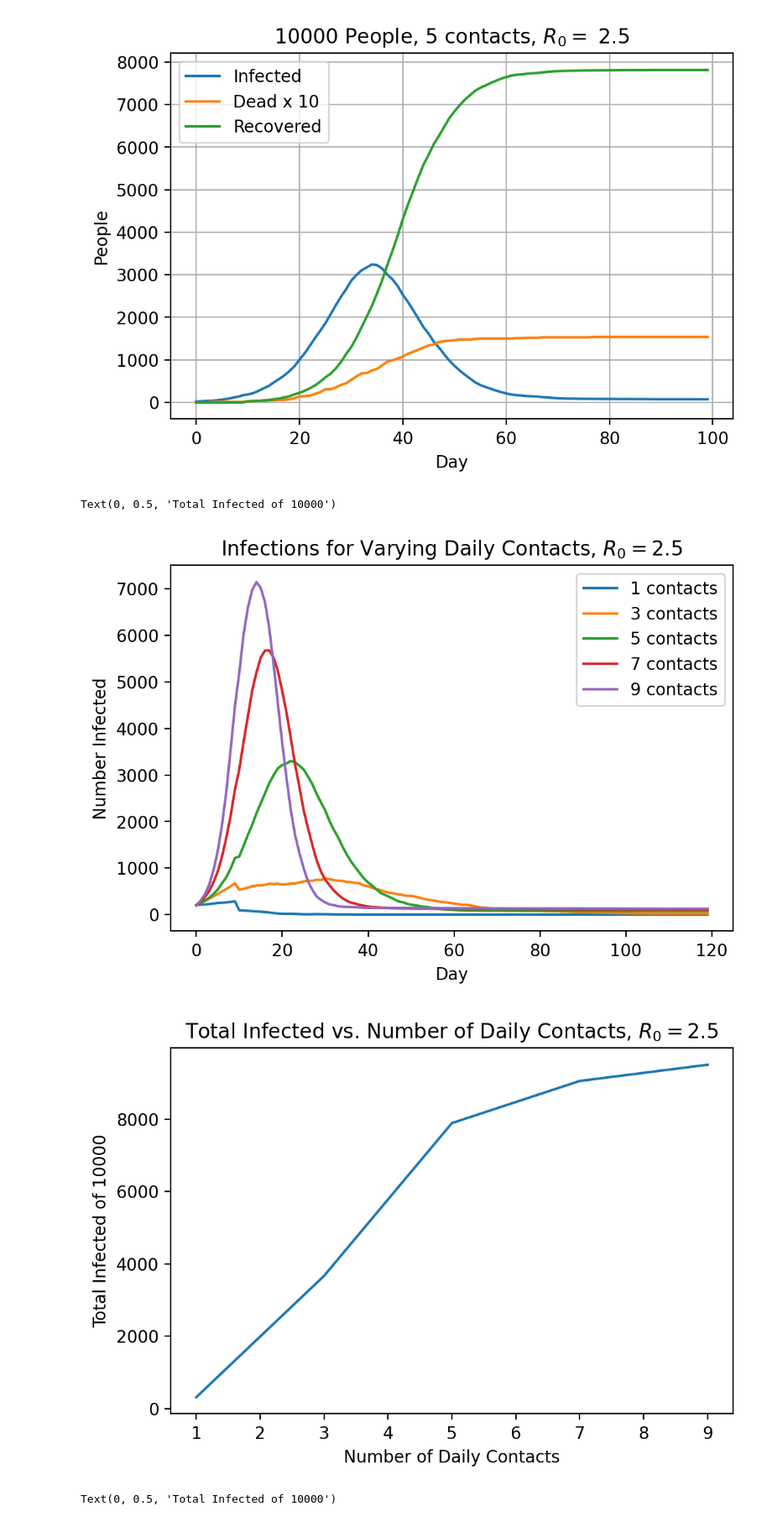
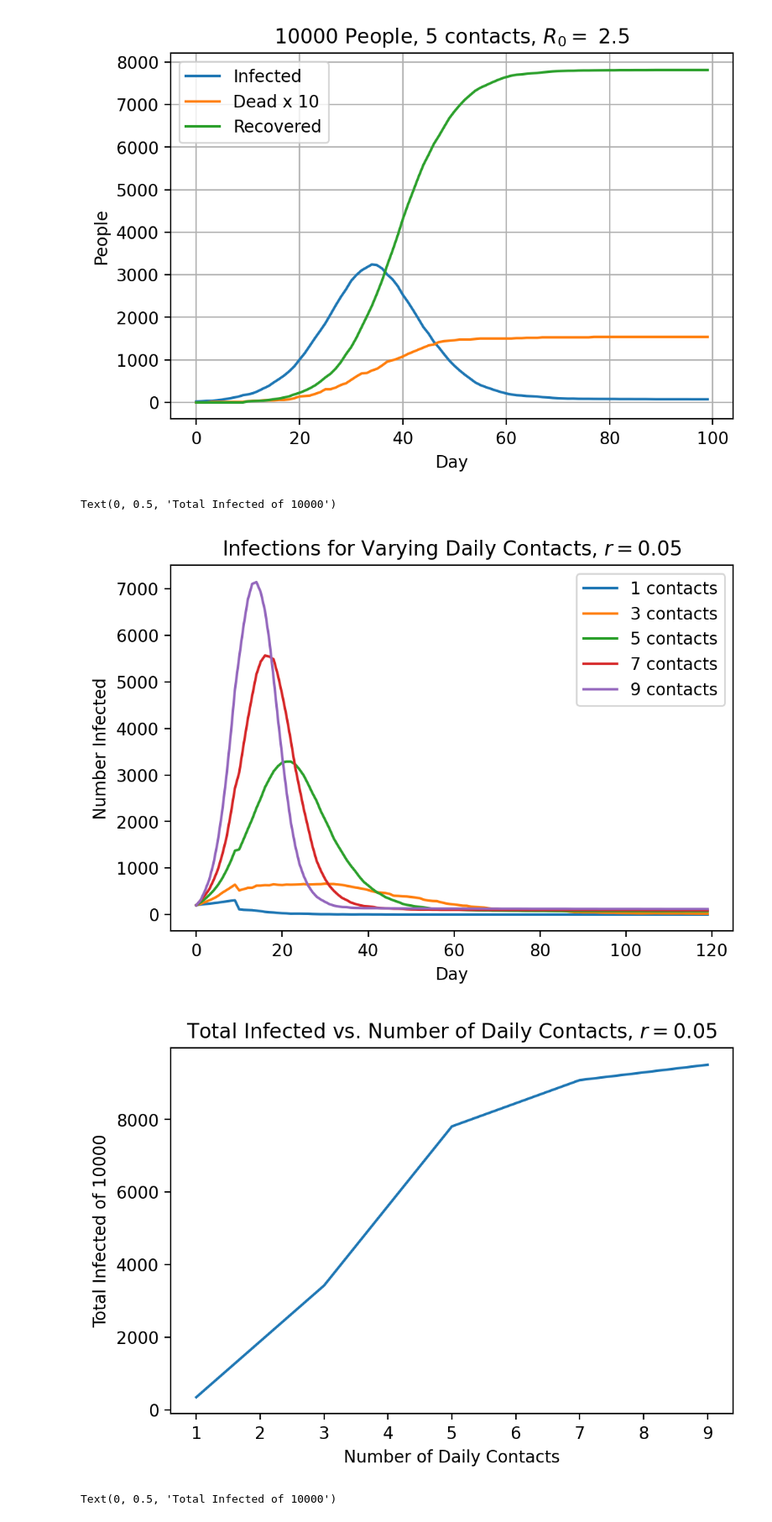
Before and after one commit to seamusriordan/coronav2, a Jupyter notebook: corona_mc.ipynb, the cells around one changed output. Shown: that part at 84% size. Drawn from its saved outputs; the diff is of its cells as text; code cells hidden in the pictures.

Commit message:
Formatting in notebook

```diff
--- a/corona_mc.ipynb
+++ b/corona_mc.ipynb
@@ -85,37 +86,37 @@ for n_contacts in range(1,10,2):
     random.seed(datetime.now())
     people = initialize_population(n_people, n_contacts=n_contacts, n_infected=200)
     propagator = Propagator(people, transmission_probability, infection_length, daily_mortality)
     propagator.step_n(120)
 
     n_contacts_runs.append(n_contacts)
     day = propagator.results.day
     infected_runs.append(propagator.results.infected_count)
     recovered_runs.append(propagator.results.recovered_count[-1])
 
 legend_labels = []
 plt.figure(dpi=200)
 for infected_index in range(len(infected_runs)):
     daily_infected = infected_runs[infected_index]
     n_contacts = n_contacts_runs[infected_index]
     plt.plot(day, daily_infected)
     legend_labels.append("{} contacts".format(n_contacts))
 
-plt.title("Infections for Varying Daily Contacts, $R_0=${}".format(R0))
+plt.title("Infections for Varying Daily Contacts, $r=${:4.2f}".format(transmission_probability))
 plt.xlabel("Day")
 plt.ylabel("Number Infected")
 #plt.yscale('log')
 plt.legend(legend_labels)
 
 
 plt.figure(dpi=200)
-plt.title("Total Infected vs. Number of Daily Contacts, $R_0=${}".format(R0))
+plt.title("Total Infected vs. Number of Daily Contacts, $r=${:4.2f}".format(transmission_probability))
 plt.plot(n_contacts_runs, recovered_runs)
 plt.xlabel("Number of Daily Contacts")
 plt.ylabel("Total Infected of %d" % n_people)
 # %% [output]
 Text(0, 0.5, 'Total Infected of 10000')
-[figure, old version]
+[figure, new version]
-[figure, old version]
+[figure, new version]
 # %%
 n_people = 10000
 R0 = 2.5
```
Also changed, not shown: parts of 2 cells of this notebook, 1 other file.
